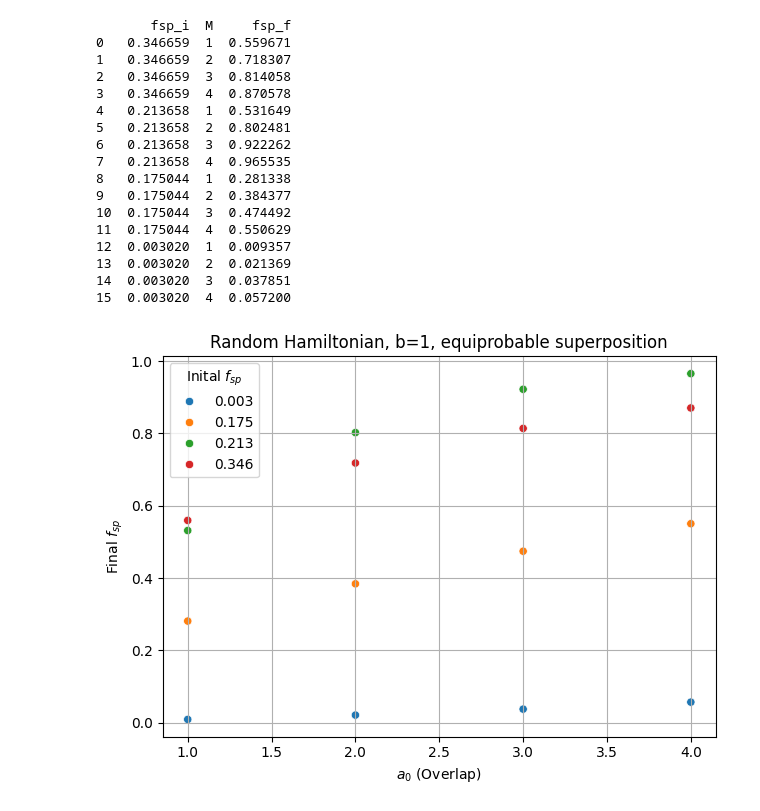
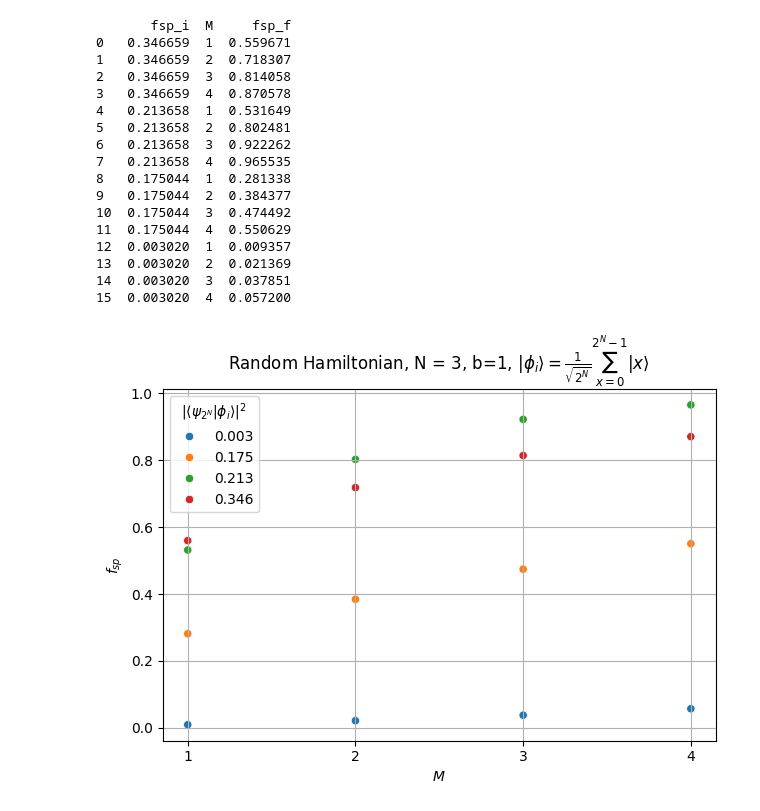
Before and after one commit to GiovanniZago/ImaginaryTimeEvolution, a Jupyter notebook: eps_plot2.ipynb, the cells around one changed output. Saved outputs shown, nothing was run; the diff lists cells and outputs as text; code cells hidden in the pictures.

```diff
--- a/eps_plot2.ipynb
+++ b/eps_plot2.ipynb
@@ -87,34 +69,38 @@ fsp_i = 0.00302     M = 4     fsp_f = 0.05720
 # %%
 df = pd.DataFrame(data, columns=["fsp_i", "M", "fsp_f"])
 print(df)
 plot = sns.scatterplot(df, x = "M", y = "fsp_f", hue = "fsp_i", palette="tab10")
-plt.xlabel(r'$a_0$ (Overlap)')
-plt.ylabel(r'Final $f_{sp}$')
-plt.title(rf"Random Hamiltonian, b={bound}, equiprobable superposition")
+plt.xlabel(r'$M$')
+plt.ylabel(r'$f_{sp}$')
+plt.title(rf"Random Hamiltonian, N = {N}, b={bound}, $|\phi_i\rangle = \frac{{1}}{{\sqrt{{2^N}}}} \sum_{{x=0}}^{{2^N-1}} |{{x}}\rangle$")
 plt.tight_layout()
 plt.grid()
 
+# fix legend
 leg = plot.legend()
-leg.set_title(r"Inital $f_{sp}$")
+leg.set_title(r"$|\langle \psi_{{2^N}} | \phi_i \rangle|^2$")
 for t in leg.get_texts():
     foo = t.get_text()
     t.set_text(foo[:5])
+
+# fix xticks
+plot.set_xticks(M_values);
 # %% [output]
        fsp_i  M     fsp_f
 0   0.346659  1  0.559671
 1   0.346659  2  0.718307
 2   0.346659  3  0.814058
 3   0.346659  4  0.870578
 4   0.213658  1  0.531649
 5   0.213658  2  0.802481
 6   0.213658  3  0.922262
 7   0.213658  4  0.965535
 8   0.175044  1  0.281338
 9   0.175044  2  0.384377
 10  0.175044  3  0.474492
 11  0.175044  4  0.550629
 12  0.003020  1  0.009357
 13  0.003020  2  0.021369
 14  0.003020  3  0.037851
 15  0.003020  4  0.057200
-[figure, old version]
+[figure, new version]
```
Also changed, not shown: parts of 2 cells of this notebook, 8 other files.
